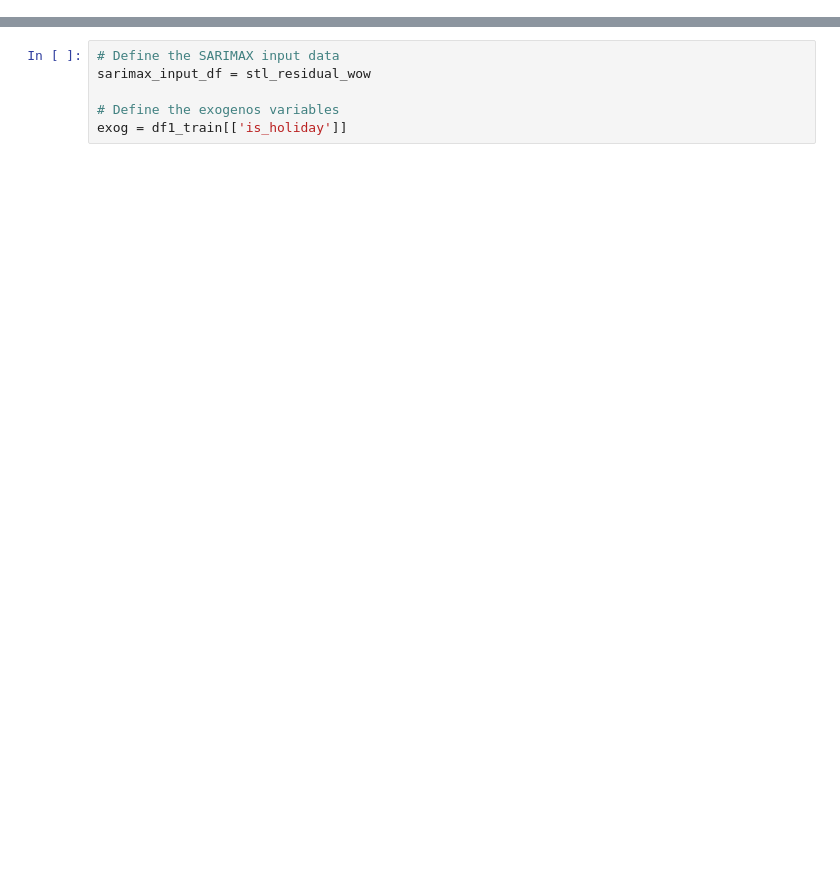
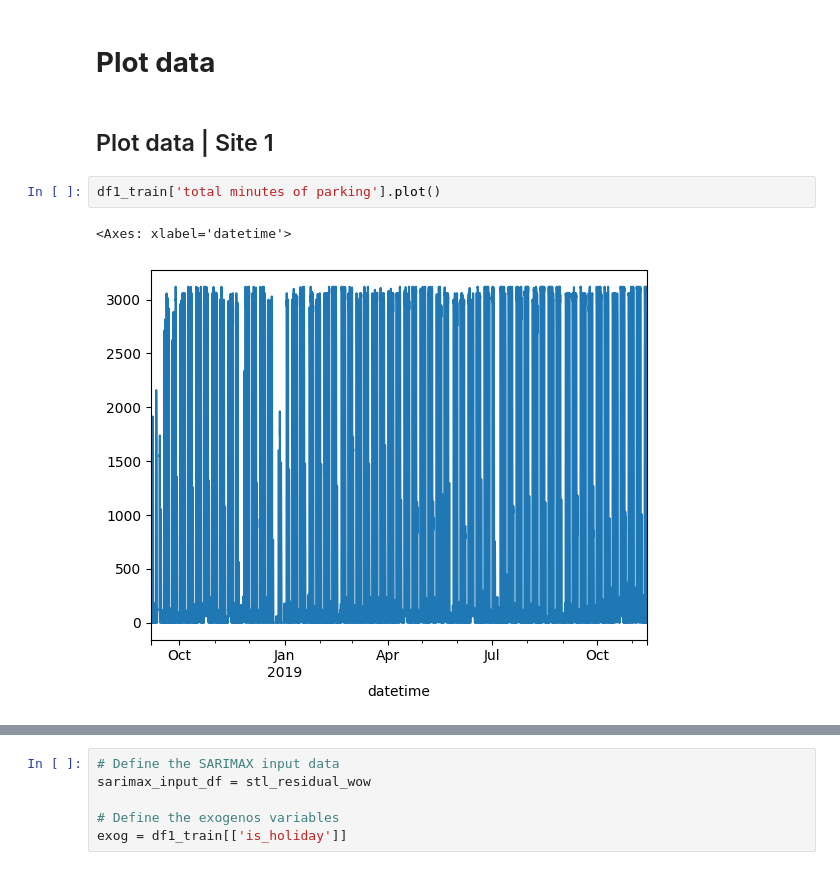
Before and after one commit to Sithkiller3000/AA2024, a Jupyter notebook: predictiveAnalysis/arima.ipynb, the cells around one changed output, grey strips where cells are left out. Saved outputs shown, nothing was run; the diff lists cells and outputs as text; blank space fills up the shorter version.

```diff
--- a/predictiveAnalysis/arima.ipynb
+++ b/predictiveAnalysis/arima.ipynb
@@ -263,0 +73,9 @@ Text(0.5, 1.0, 'RSS: 185147202.3832')
+# %% [markdown]
+# **Plot data**
+# %% [markdown]
+## Plot data | Site 1
+# %%
+df1_train['total minutes of parking'].plot()
+# %% [output]
+<Axes: xlabel='datetime'>
+[figure, added]
```
Also changed, not shown: parts of 71 cells of this notebook, 3 other files.
